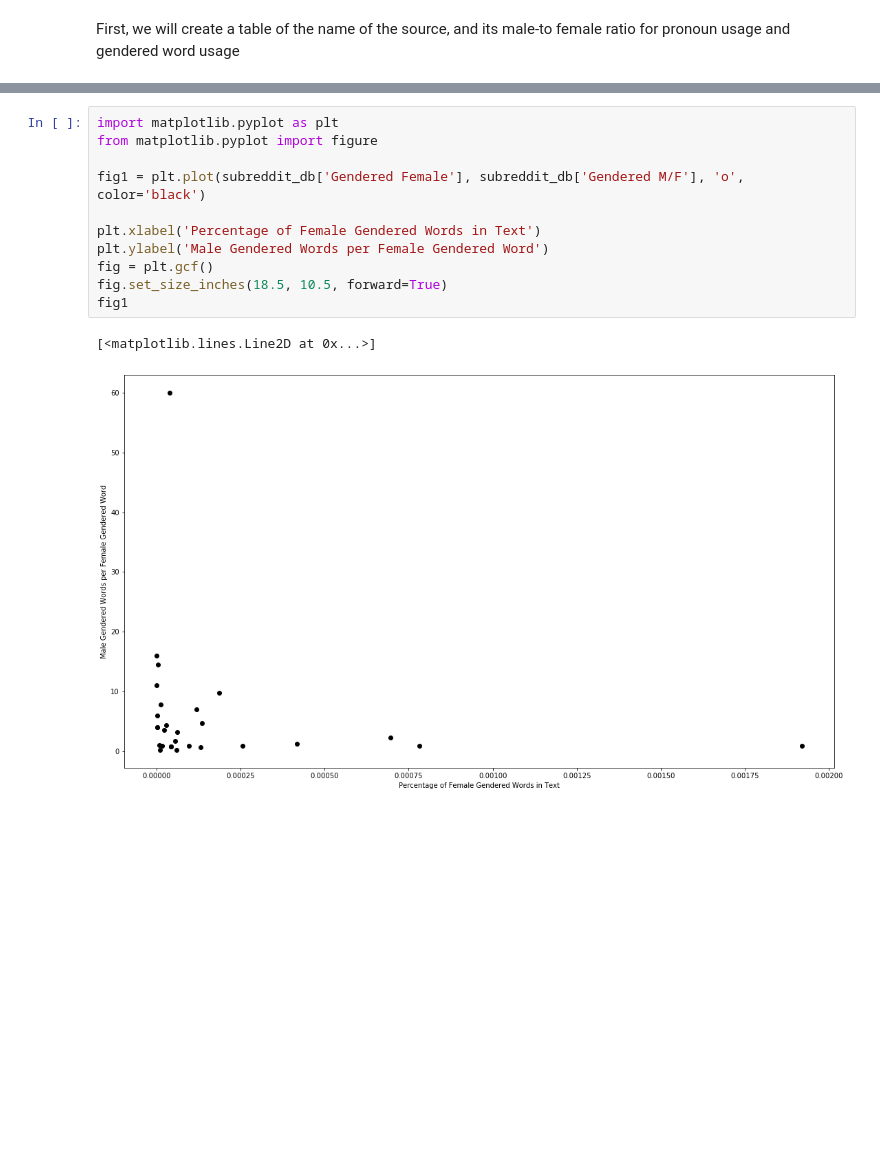
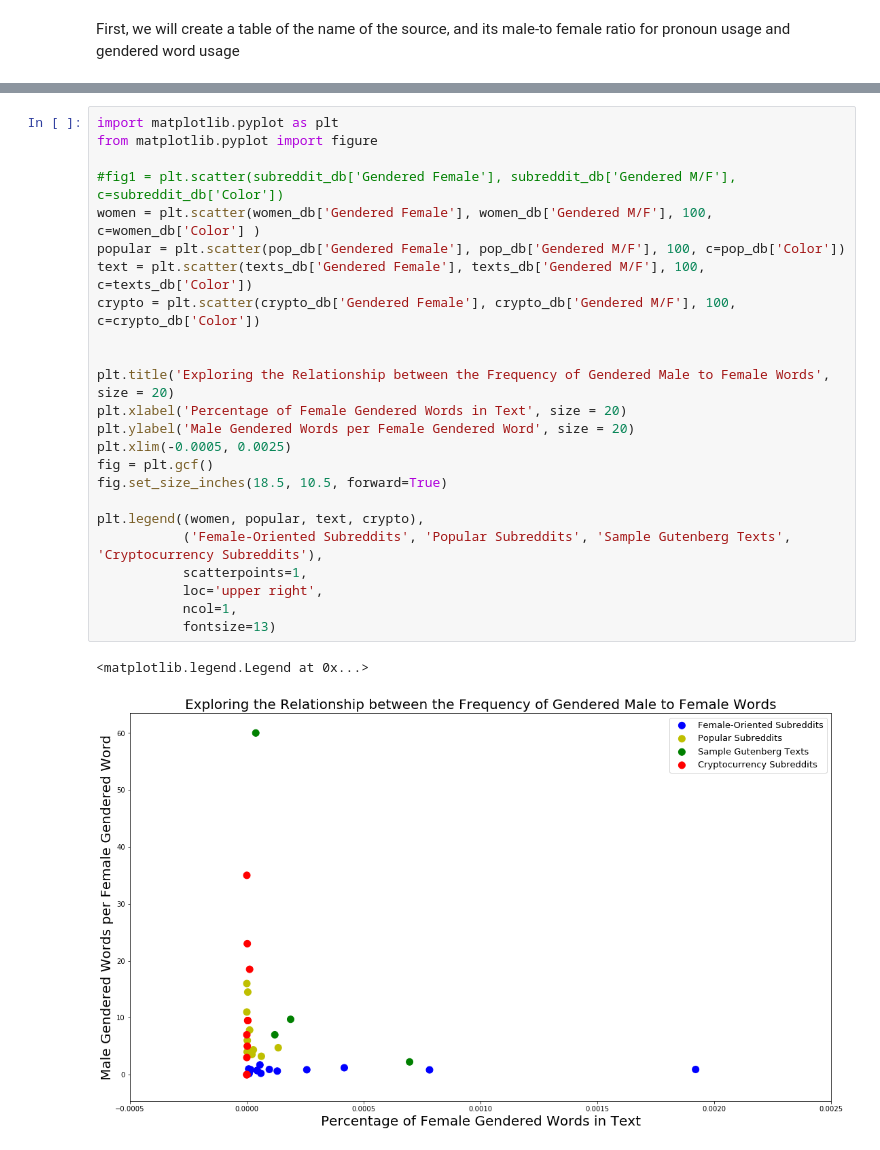
Before and after one commit to chas3stockwell/capstone, a Jupyter notebook: Capstone Group Graphs.ipynb, the cells around one changed output, grey strips where cells are left out. Drawn from its saved outputs; the diff is of its cells as text; blank space fills up the shorter version.

```diff
--- a/Capstone Group Graphs.ipynb
+++ b/Capstone Group Graphs.ipynb
@@ -313,17 +352,30 @@ graph
 # %%
 import matplotlib.pyplot as plt
 from matplotlib.pyplot import figure
 
-fig1 = plt.plot(subreddit_db['Gendered Female'], subreddit_db['Gendered M/F'], 'o', color='black')
+#fig1 = plt.scatter(subreddit_db['Gendered Female'], subreddit_db['Gendered M/F'],  c=subreddit_db['Color'])
+women = plt.scatter(women_db['Gendered Female'], women_db['Gendered M/F'], 100, c=women_db['Color'] )
+popular = plt.scatter(pop_db['Gendered Female'], pop_db['Gendered M/F'], 100, c=pop_db['Color'])
+text = plt.scatter(texts_db['Gendered Female'], texts_db['Gendered M/F'], 100, c=texts_db['Color'])
+crypto = plt.scatter(crypto_db['Gendered Female'], crypto_db['Gendered M/F'], 100, c=crypto_db['Color'])
 
-plt.xlabel('Percentage of Female Gendered Words in Text')
-plt.ylabel('Male Gendered Words per Female Gendered Word')
+
+plt.title('Exploring the Relationship between the Frequency of Gendered Male to Female Words', size = 20)
+plt.xlabel('Percentage of Female Gendered Words in Text', size = 20)
+plt.ylabel('Male Gendered Words per Female Gendered Word', size = 20)
+plt.xlim(-0.0005, 0.0025)
 fig = plt.gcf()
 fig.set_size_inches(18.5, 10.5, forward=True)
-fig1
+
+plt.legend((women, popular, text, crypto),
+           ('Female-Oriented Subreddits', 'Popular Subreddits', 'Sample Gutenberg Texts', 'Cryptocurrency Subreddits'),
+           scatterpoints=1,
+           loc='upper right',
+           ncol=1,
+           fontsize=13)
 # %% [output]
-[<matplotlib.lines.Line2D at 0x...>]
+<matplotlib.legend.Legend at 0x...>
-[figure, old version]
+[figure, new version]
 # %%
 import scipy.stats as stats
 import numpy as np
```
Also changed, not shown: parts of 8 cells of this notebook.
